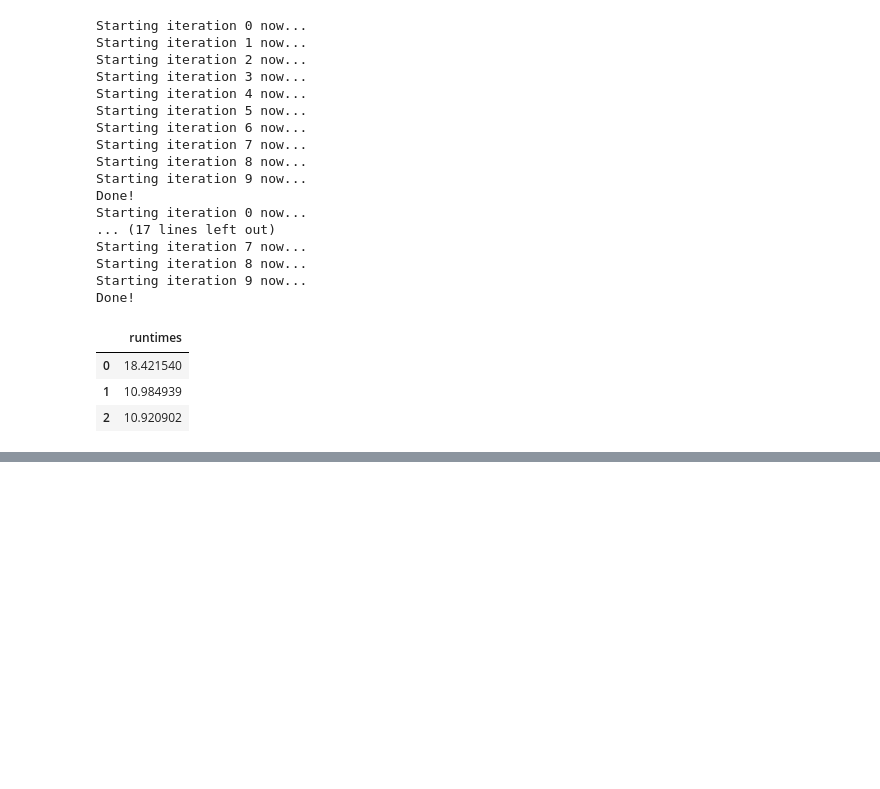
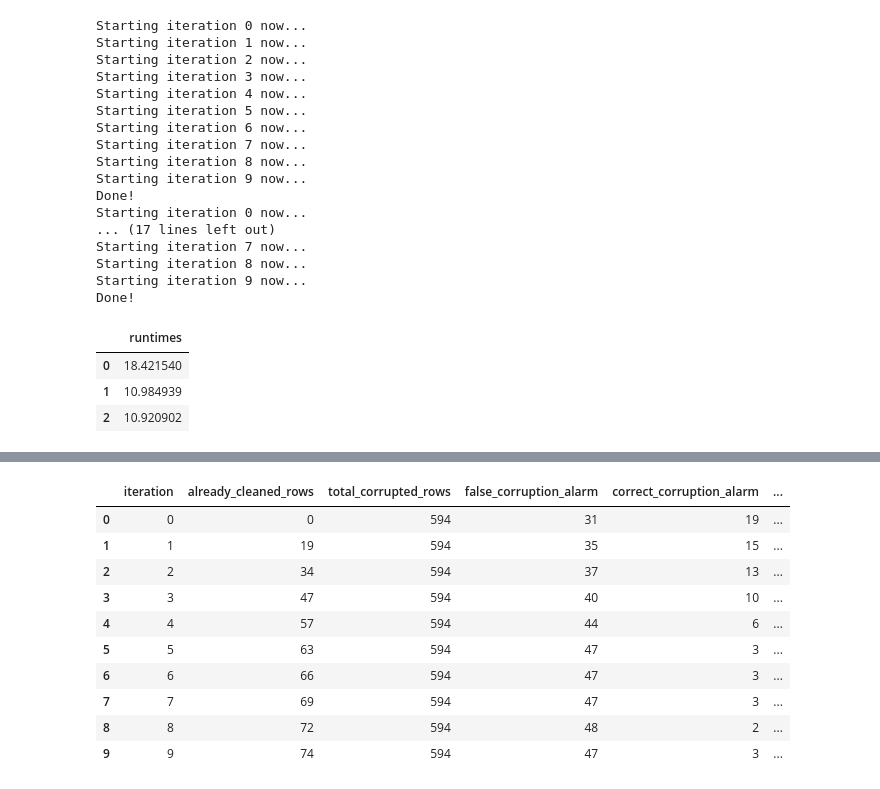
Before and after one commit to stefan-grafberger/deem22-what-if-experiments, a Jupyter notebook: whatif/example_pipelines/shapley_value_experiments.ipynb, the cells around one changed output, grey strips where cells are left out. Drawn from its saved outputs; the diff is of its cells as text; code cells hidden in the pictures; blank space fills up the shorter version.

```diff
--- a/whatif/example_pipelines/shapley_value_experiments.ipynb
+++ b/whatif/example_pipelines/shapley_value_experiments.ipynb
@@ -153,0 +191,3 @@ Done!
+# %%
+do_shapley_value_opt(0.5, 10, True, 10, 50, True)
+# %% [output]
@@ -153,0 +211,11 @@ Done!
+|  | iteration | already_cleaned_rows | total_corrupted_rows | false_corruption_alarm | correct_corruption_alarm | ... |
+| 0 | 0 | 0 | 594 | 31 | 19 | ... |
+| 1 | 1 | 19 | 594 | 35 | 15 | ... |
+| 2 | 2 | 34 | 594 | 37 | 13 | ... |
+| 3 | 3 | 47 | 594 | 40 | 10 | ... |
+| 4 | 4 | 57 | 594 | 44 | 6 | ... |
+| 5 | 5 | 63 | 594 | 47 | 3 | ... |
+| 6 | 6 | 66 | 594 | 47 | 3 | ... |
+| 7 | 7 | 69 | 594 | 47 | 3 | ... |
+| 8 | 8 | 72 | 594 | 48 | 2 | ... |
+| 9 | 9 | 74 | 594 | 47 | 3 | ... |
```
Also changed, not shown: parts of 5 cells of this notebook, 4 other files.
